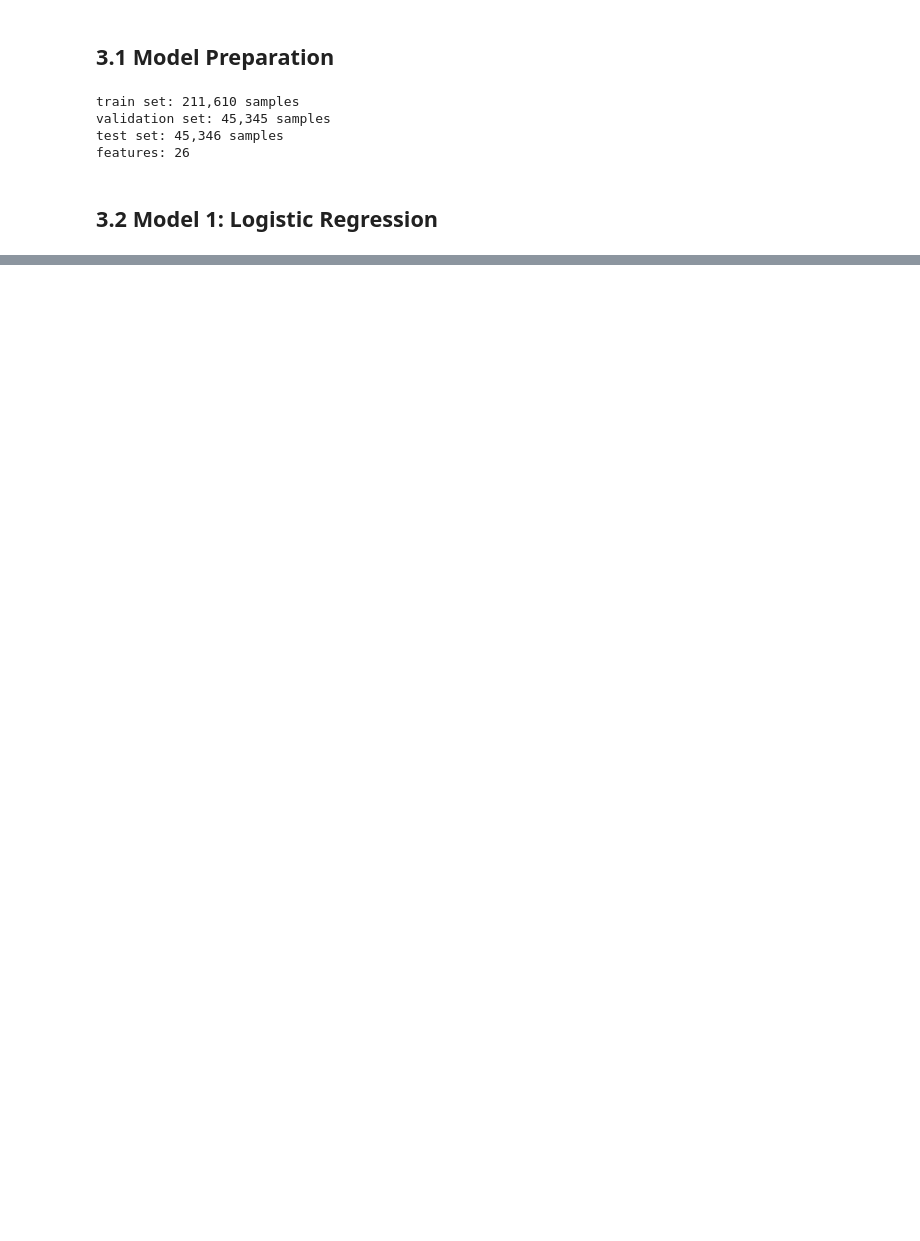
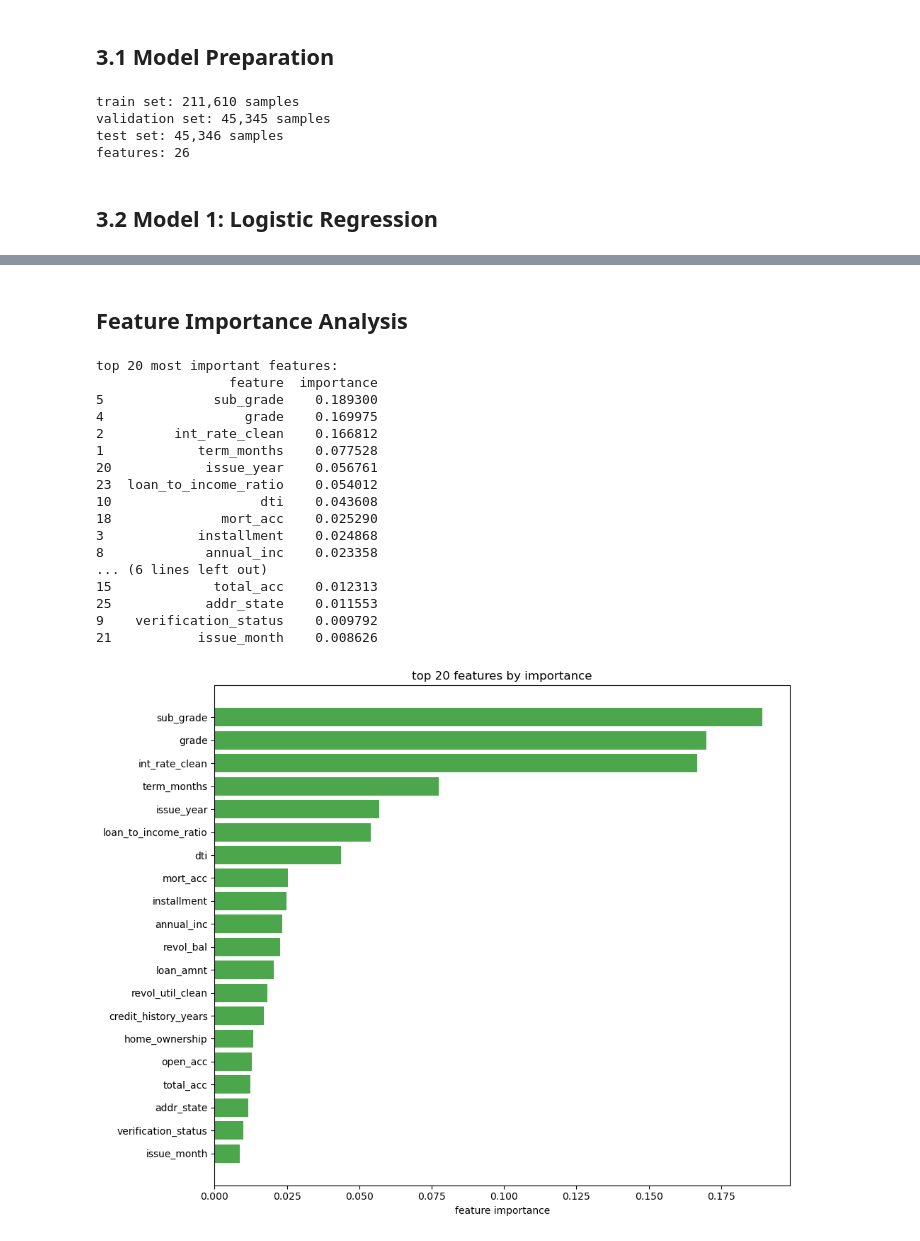
Before and after one commit to chenching0228/credit-risk-prediction-1, a Jupyter notebook: notebooks/modelling.ipynb, the cells around one changed output, grey strips where cells are left out. Cells and saved outputs as stored; diff of their text form; code cells hidden in the pictures; blank space fills up the shorter version.

```diff
--- a/notebooks/modelling.ipynb
+++ b/notebooks/modelling.ipynb
@@ -361,0 +452,55 @@ ValueError: Input X contains infinity or a value too large for dtype('float32').
+# %% [markdown]
+## Feature Importance Analysis
+# %%
+def analyse_random_forest_importance(model, feature_names, top_n: int = 20):
+    """
+    analyse and visualise random forest feature importance
+
+    args:
+        model: trained random forest model
+        feature_names: list of feature names
+        top_n: number of top features to display
+    """
+    importance = pd.DataFrame({
+        'feature': feature_names,
+        'importance': model.feature_importances_
+    }).sort_values('importance', ascending=False)
+
+    print(f"\ntop {top_n} most important features:")
+    print(importance.head(top_n))
+
+    # visualise top features
+    top_features = importance.head(top_n)
+
+    fig, ax = plt.subplots(figsize=(10, 8))
+    ax.barh(range(len(top_features)), top_features['importance'], color='green', alpha=0.7)
+    ax.set_yticks(range(len(top_features)))
+    ax.set_yticklabels(top_features['feature'])
+    ax.set_xlabel('feature importance')
+    ax.set_title(f'top {top_n} features by importance')
+    ax.invert_yaxis()
+    plt.tight_layout()
+    plt.show()
+
+    return importance
+
+rf_importance = analyse_random_forest_importance(rf_model, feature_names)
+# %% [output]
+top 20 most important features:
+                 feature  importance
+5              sub_grade    0.189300
+4                  grade    0.169975
+2         int_rate_clean    0.166812
+1            term_months    0.077528
+20            issue_year    0.056761
+23  loan_to_income_ratio    0.054012
+10                   dti    0.043608
+18              mort_acc    0.025290
+3            installment    0.024868
+8             annual_inc    0.023358
+... (6 lines left out)
+15             total_acc    0.012313
+25            addr_state    0.011553
+9    verification_status    0.009792
+21           issue_month    0.008626
+[figure, added]
```
Also changed, not shown: parts of 12 cells of this notebook.
